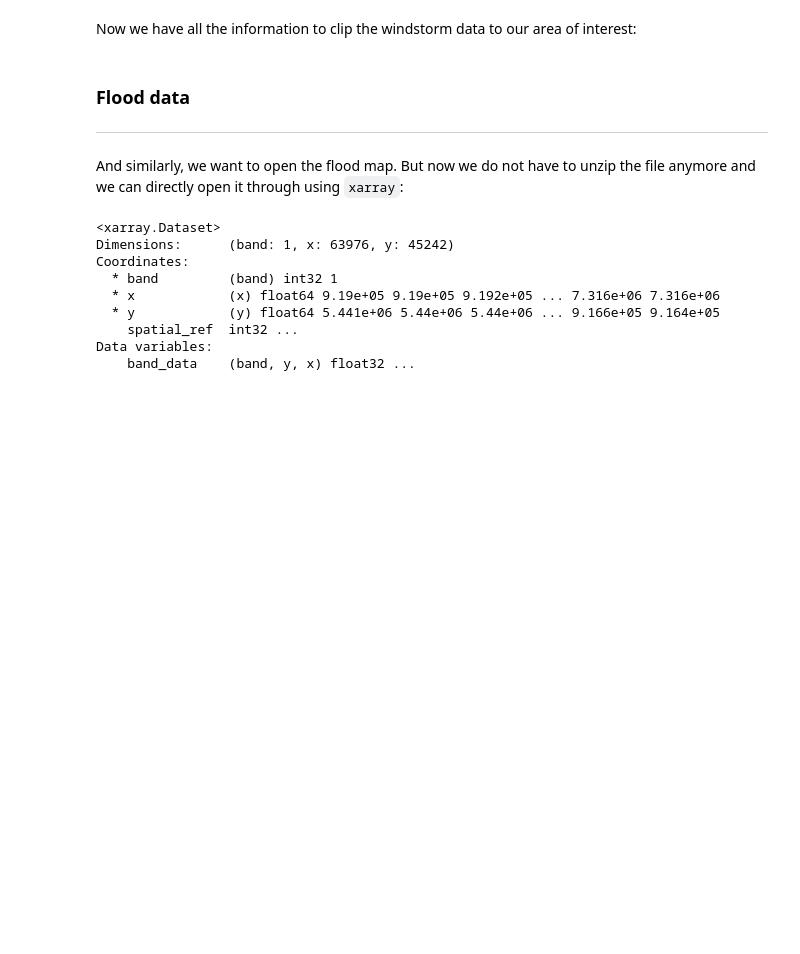
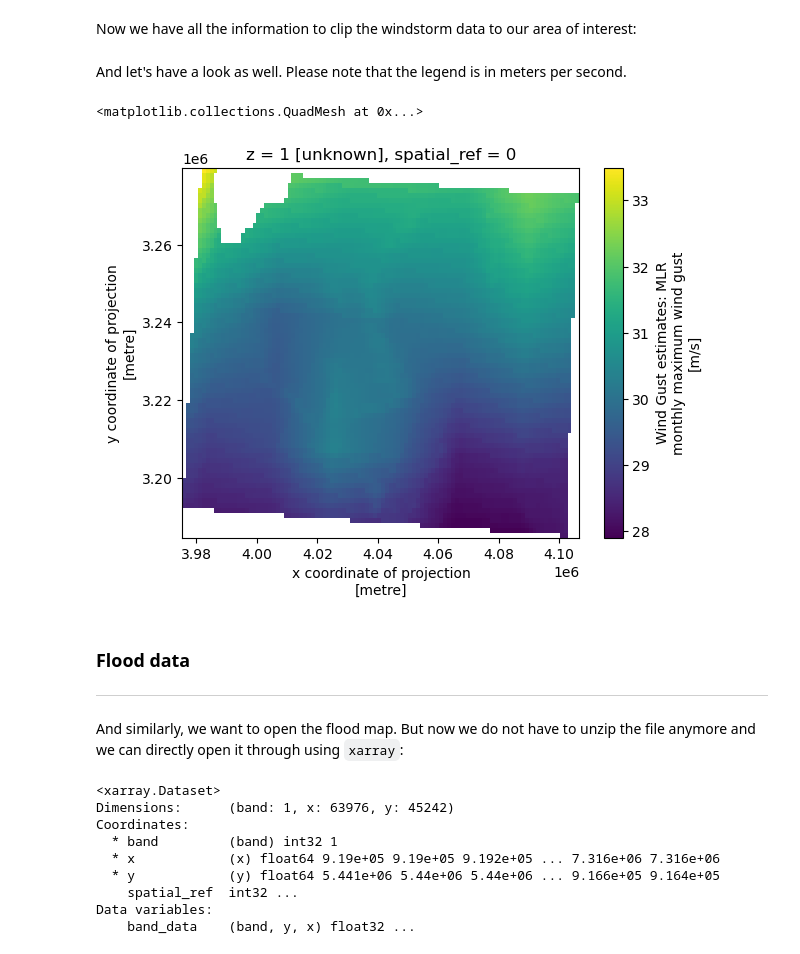
Before and after one commit to ElcoK/BigData_AED, a Jupyter notebook: _sources/week4/tutorial2.ipynb, the cells around one changed output. Drawn from its saved outputs; the diff is of its cells as text; code cells hidden in the pictures; blank space fills up the shorter version.

```diff
--- a/_sources/week4/tutorial2.ipynb
+++ b/_sources/week4/tutorial2.ipynb
@@ -158,6 +163,7 @@ Unfortunately, our data does not have a proper coordinate system defined yet. As
 # %%
-ds_disk.rio.write_crs(4326, inplace=True)
+windstorm_europe.rio.write_crs(4326, inplace=True)
+windstorm_europe = windstorm_europe.rio.reproject(3035)
 # %% [markdown]
 And we also need to make sure that the functions will know what the exact parameters are that we have to use for our spatial dimenions (e.g. longitude and latitude).
 # %%
-ds_disk.rio.set_spatial_dims(x_dim="Longitude",y_dim="Latitude", inplace=True)
+windstorm_europe.rio.set_spatial_dims(x_dim="x",y_dim="y", inplace=True)
@@ -164,7 +191,14 @@ ds_disk.rio.set_spatial_dims(x_dim="Longitude",y_dim="Latitude", inplace=True)
 # %% [markdown]
 Now we have all the information to clip the windstorm data to our area of interest:
 # %%
-ds_disk.rio.clip(area.geometry.values, area.crs)['FX'].plot()
+windstorm_map = windstorm_europe.rio.clip(area.envelope.values, area.crs)
+# %% [markdown]
+And let's have a look as well. Please note that the legend is in meters per second.
+# %%
+windstorm_map['FX'].plot()
+# %% [output]
+<matplotlib.collections.QuadMesh at 0x...>
+[figure, added]
 # %% [markdown]
 ### Flood data
 ---
```
Also changed, not shown: parts of 65 cells of this notebook, 17 other files.
